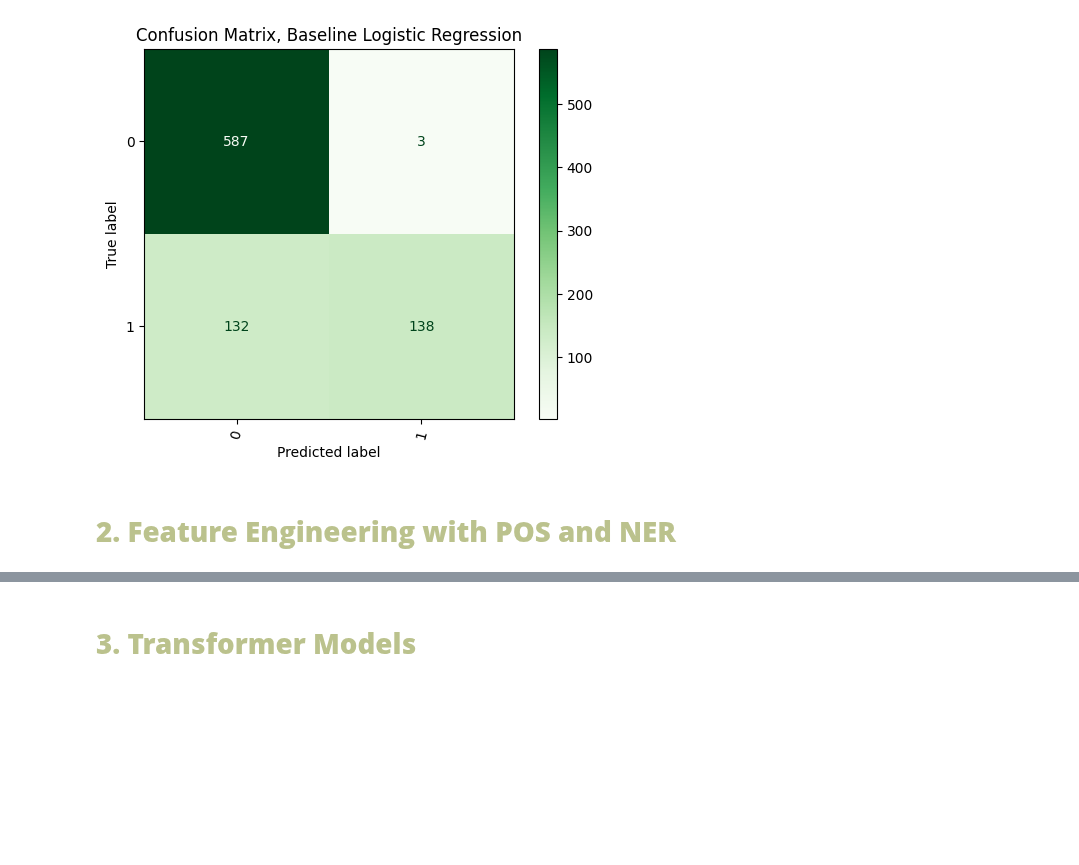
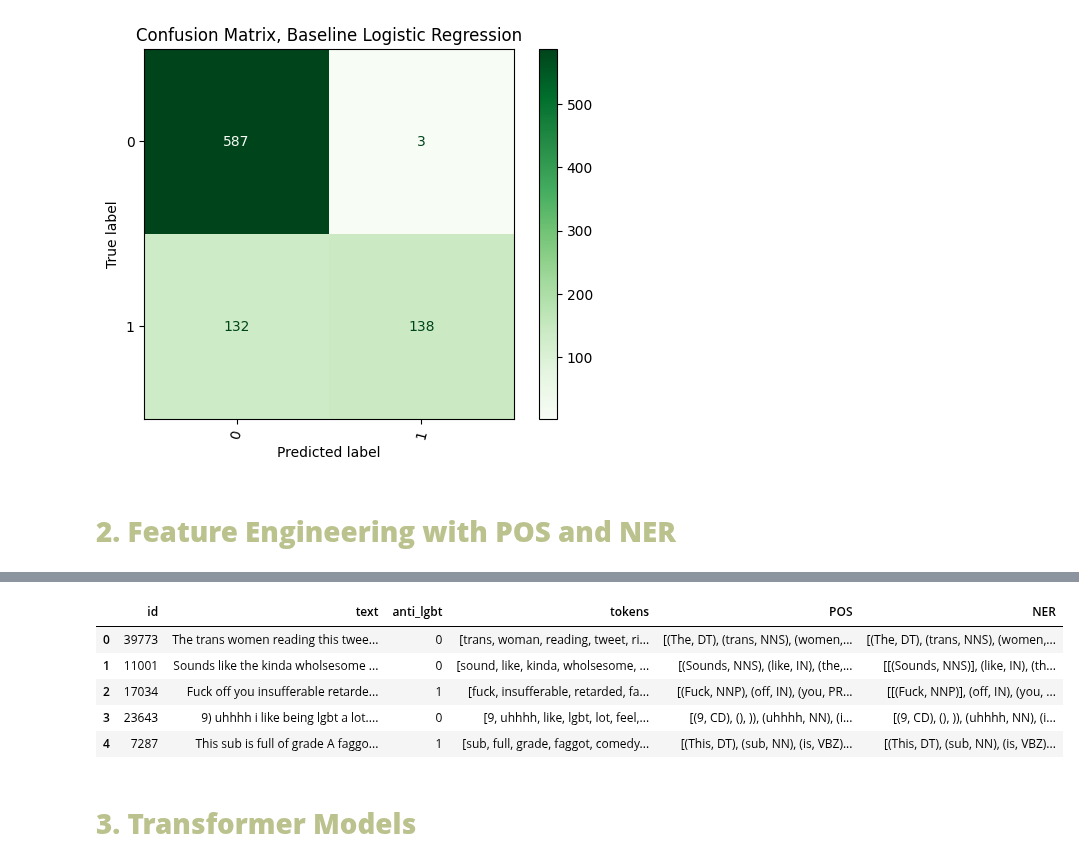
Before and after one commit to aiko-isnt-ded/text-mining-projects, a Jupyter notebook: 3Sentiment_Analysis_2_Electric_Boogaloo/proj3_nlp.ipynb, the cells around one changed output, grey strips where cells are left out. Drawn from its saved outputs; the diff is of its cells as text; code cells hidden in the pictures; blank space fills up the shorter version.

Commit message:
tried to apply pos and ner, emphasis in tried. also documented

```diff
--- a/3Sentiment_Analysis_2_Electric_Boogaloo/proj3_nlp.ipynb
+++ b/3Sentiment_Analysis_2_Electric_Boogaloo/proj3_nlp.ipynb
@@ -167,0 +190,10 @@ weighted avg     0.8674    0.8430    0.8261       860
+# %%
+def pos(text: str):
+    text = text.replace('<br />', " ")      # Removing line break characters so they aren't counted as tokens
+    tokens = word_tokenize(text)            # Tokenizing
+    processed = pos_tag(tokens)             # Applying POS tag
+
+    return processed
+# %%
+df['POS'] = df['text'].apply(pos)
+df.head()
@@ -168,3 +207,21 @@ weighted avg     0.8674    0.8430    0.8261       860
+# %%
+def ner(text: str):
+    text = text.replace('<br />', " ")      # Removing line break characters so they aren't counted as tokens
+    tokens = word_tokenize(text)            # Tokenizing
+    tags = pos_tag(tokens)                  # POS tagging before NER (since it's required)
+    named_entities = ne_chunk(tags)         # Applying NER
+
+    return named_entities
+# %%
+df['NER'] = df['text'].apply(ner)
+df.head()
+# %% [output]
+|  | id | text | anti_lgbt | tokens | POS | NER |
+| 0 | 39773 | The trans women reading this twee... | 0 | [trans, woman, reading, tweet, ri... | [(The, DT), (trans, NNS), (women,... | [(The, DT), (trans, NNS), (women,... |
+| 1 | 11001 | Sounds like the kinda wholsesome ... | 0 | [sound, like, kinda, wholsesome, ... | [(Sounds, NNS), (like, IN), (the,... | [[(Sounds, NNS)], (like, IN), (th... |
+| 2 | 17034 | Fuck off you insufferable retarde... | 1 | [fuck, insufferable, retarded, fa... | [(Fuck, NNP), (off, IN), (you, PR... | [[(Fuck, NNP)], (off, IN), (you, ... |
+| 3 | 23643 | 9) uhhhh i like being lgbt a lot.... | 0 | [9, uhhhh, like, lgbt, lot, feel,... | [(9, CD), (), )), (uhhhh, NN), (i... | [(9, CD), (), )), (uhhhh, NN), (i... |
+| 4 | 7287 | This sub is full of grade A faggo... | 1 | [sub, full, grade, faggot, comedy... | [(This, DT), (sub, NN), (is, VBZ)... | [(This, DT), (sub, NN), (is, VBZ)... |
 # %% [markdown]
 # <font color= #bbc28d> **3. Transformer Models** </font>
 # %% [markdown]
```
Also changed, not shown: parts of 12 cells of this notebook.
